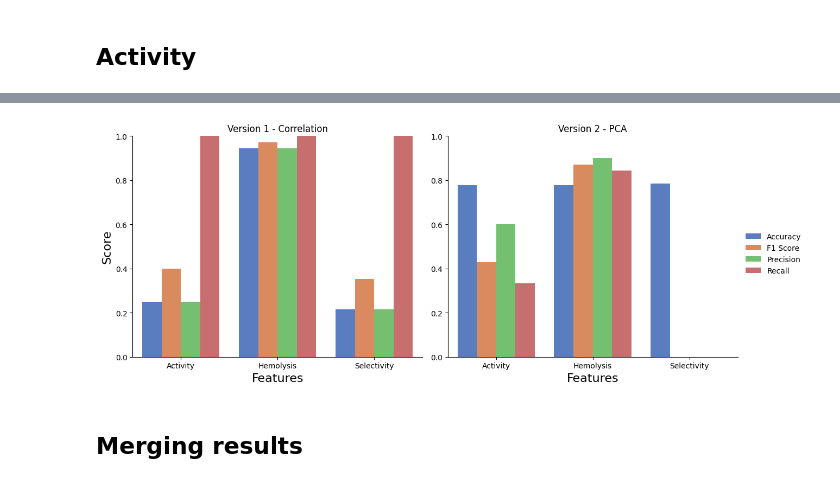
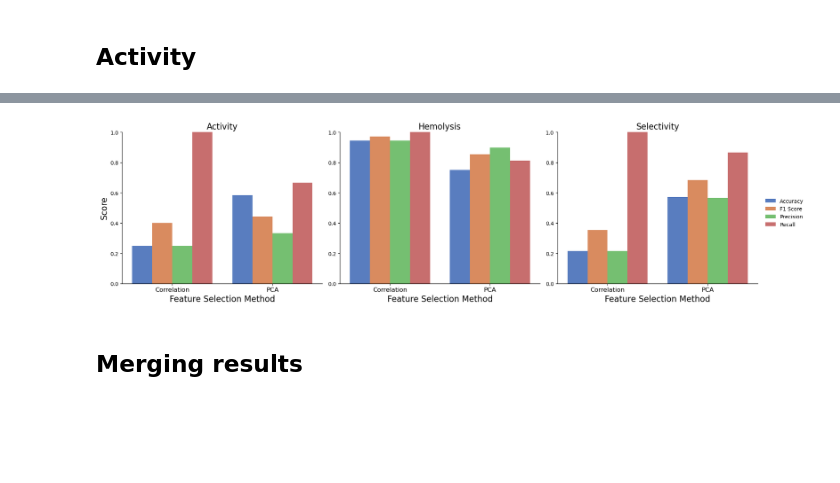
Before and after one commit to ziul-bio/DMS_ML_AMP, a Jupyter notebook: 07_AMP_predictions_v02.ipynb, the cells around one changed output, grey strips where cells are left out. Saved outputs shown, nothing was run; the diff lists cells and outputs as text; code cells hidden in the pictures; blank space fills up the shorter version.

```diff
--- a/07_AMP_predictions_v02.ipynb
+++ b/07_AMP_predictions_v02.ipynb
@@ -992,13 +1005,12 @@ cutoff_sel = 0.5
 # %%
-# load PCA weights
-pca = joblib.load('models/pca15_weights_v02.pkl')
-X = pca.transform(features)
-
-sel_svr = joblib.load('models/model_v02_SVR15_esm2_15B_selectivity_regression.pkl')
+# load PCA weights and models for selectivity prediction
+pca_sel = joblib.load('models/pca15_weights_v03_sel.pkl') # sel
+model_sel = joblib.load('models/model_v03_SVR15_esm2_15B_selectivity_regression.pkl')
+X = pca_sel.transform(features)
 # %%
 res_sel = data.iloc[:,:meta_data.shape[1]]
 # calculates the selectivity score
-pred = sel_svr.predict(X)
+pred = model_sel.predict(X)
 res_sel['selectivity_pred_v02']= pred
 
 #number of peptides with hemolysis score < 1
@@ -1093,16 +1105,15 @@ def convert_mic(mic_value):
     else:
         return 1
 # %%
-# load PCA weights
-pca = joblib.load('models/pca30_weights_v02.pkl')
-X = pca.transform(features)
-
-mic_logR = joblib.load('models/model_v02_logR30_esm2_15B_activity_classification.pkl')
+# load PCA weights and models for activity prediction
+pca_mic = joblib.load('models/pca30_weights_v03_mic.pkl') # mic
+model_mic = joblib.load('models/model_v03_GNB30_esm2_15B_activity_classification.pkl')
+X = pca_mic.transform(features)
 # %%
 res_mic = data.iloc[:,:meta_data.shape[1]]
 
 # calculates the probability of being active
-prob= mic_logR.predict_proba(X)
+prob= model_mic.predict_proba(X)
 res_mic['MIC_pred_v02']= [(x[1]*100).round(2) for x in prob]
 
 #number of peptides with hemolysis score < 1
@@ -1226,16 +1251,24 @@ df_melted
 # %%
-g = sns.FacetGrid(df_melted, col="Version", sharey=False, height=5, aspect=1.2, ylim=(0,1))#col_order=['Train_Accuracy', 'Test_Accuracy']
-g.map_dataframe(sns.barplot, x="Feature", y="Score", hue='Metric', palette='muted')
-g.set_axis_labels("Features", "Score", size=16)
-#g.set_titles(col_template="{col_name}", row_template="{row_name}")
+g = sns.FacetGrid(df_melted, col="Feature", sharey=False, height=5, aspect=1.2, ylim=(0,1))#col_order=['Train_Accuracy', 'Test_Accuracy']
+g.map_dataframe(sns.barplot, x="Version", y="Score", hue='Metric', palette='muted')
+g.set_axis_labels("Feature Selection Method", "Score", size=16)
+
+
 axes = g.axes.flatten()
-axes[0].set_title("Version 1 - Correlation")
-axes[1].set_title("Version 2 - PCA")
+axes[0].set_title("Activity", size=16)
+axes[1].set_title("Hemolysis", size=16)
+axes[2].set_title("Selectivity", size=16)
+
+tick_labels = ['Correlation', 'PCA']
+for ax in axes:
+    ax.set_xticks(range(len(tick_labels)))  # Set x-tick positions
+    ax.set_xticklabels(tick_labels, size=12)
+
 
 g.add_legend()
-plt.savefig('results/model_v01-2_performance.png', dpi=1200)
+plt.savefig('results/model_v01-3_performance.png', dpi=1200)
 # %% [output]
-[figure, old version]
+[figure, new version]
 # %% [markdown]
 ## Merging results
 # %%
```
Also changed, not shown: parts of 66 cells of this notebook, 10 other files.
